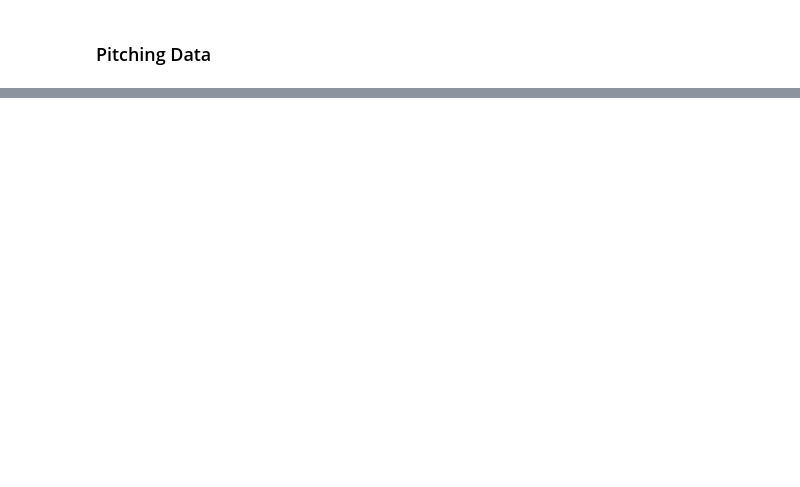
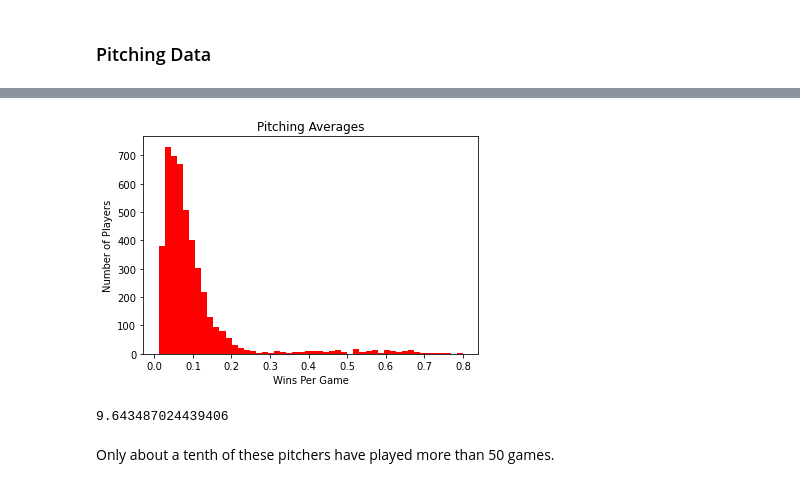
Before and after one commit to aradaha/Baseball-Stats-Project, a Jupyter notebook: Capstone.ipynb, the cells around one changed output, grey strips where cells are left out. Cells and saved outputs as stored; diff of their text form; code cells hidden in the pictures; blank space fills up the shorter version.

```diff
--- a/Capstone.ipynb
+++ b/Capstone.ipynb
@@ -426,0 +441,16 @@ Pitching.head()
+# %%
+def Divide(df, col1, col2, precision):
+    stat = []
+    for x in list(range(df.shape[0])):
+        try:
+            stat.append(round(float(df[col1][x]) / float(df[col2][x]), precision))
+        except:
+            stat.append(0.000)
+    return stat
+# %%
+# Getting more columns from the data
+Pitching['winsPerGame'] = Divide(Pitching, 'wins', 'games', 3)
+Pitching['strikeoutsPerBatter'] = Divide(Pitching, 'strikeOuts', 'battersFaced', 3)
+Pitching['hitsPerBatter'] = Divide(Pitching, 'hits', 'battersFaced', 3)
+# %%
+Pitching.drop(['wins','strikeOuts','battersFaced', 'hits'], axis=1, inplace=True)
@@ -426,0 +475,3 @@ Pitching.head()
+# %%
+Pitching['winsPerGame'] = Pitching['winsPerGame'].where(Pitching['games'] >= 50, 0.000)
+Pitching.sort_values(by='winsPerGame')
@@ -426,0 +492,14 @@ Pitching.head()
+# %%
+Pitching2 = Pitching.copy()
+PitchingZero = Pitching2[Pitching2['winsPerGame'] == 0.000].index
+Pitching2.drop(PitchingZero, inplace = True)
+toplot(Pitching2, 'winsPerGame', 50, "Pitching Averages",
+        "Wins Per Game", "Number of Players", "hist", "red")
+# %% [output]
+[figure, added]
+# %%
+100*(Pitching2.shape[0]/Pitching.shape[0])
+# %% [output]
+9.643487024439406
+# %% [markdown]
+Only about a tenth of these pitchers have played more than 50 games.
```
Also changed, not shown: parts of 21 cells of this notebook.
